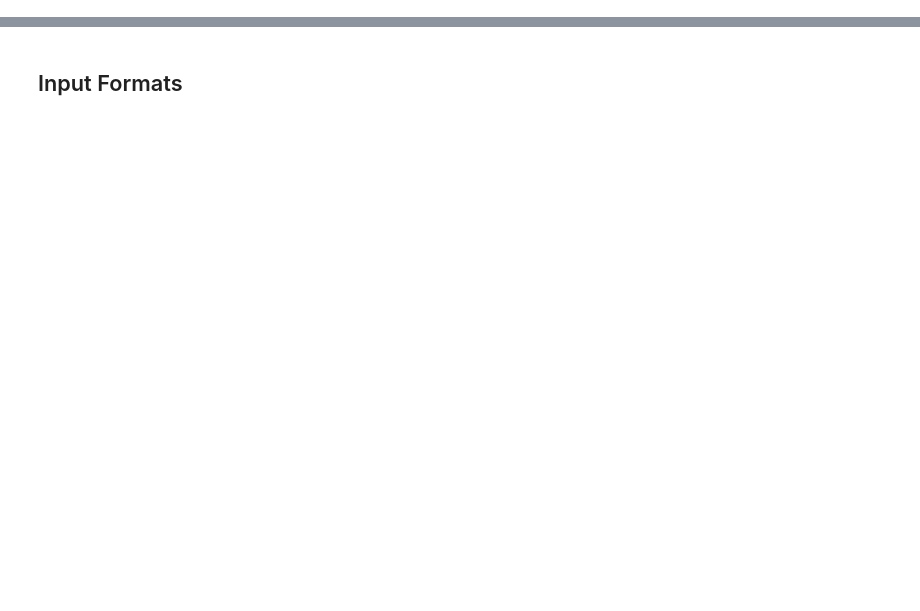
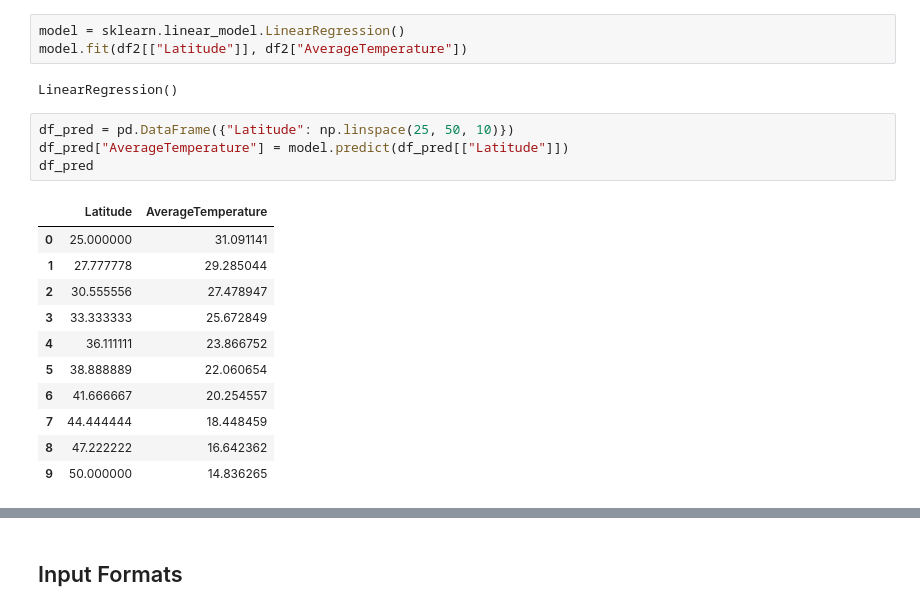
Before and after one commit to srush/BT-AI, a Jupyter notebook: notebooks/module4.notebook.ipynb, the cells around one changed output, grey strips where cells are left out. Cells and saved outputs as stored; diff of their text form; blank space fills up the shorter version.

```diff
--- a/notebooks/module4.notebook.ipynb
+++ b/notebooks/module4.notebook.ipynb
@@ -4,0 +196,21 @@ import sklearn
+# %%
+model = sklearn.linear_model.LinearRegression()
+model.fit(df2[["Latitude"]], df2["AverageTemperature"])
+# %% [output]
+LinearRegression()
+# %%
+df_pred = pd.DataFrame({"Latitude": np.linspace(25, 50, 10)})
+df_pred["AverageTemperature"] = model.predict(df_pred[["Latitude"]])
+df_pred
+# %% [output]
+|  | Latitude | AverageTemperature |
+| 0 | 25.000000 | 31.091141 |
+| 1 | 27.777778 | 29.285044 |
+| 2 | 30.555556 | 27.478947 |
+| 3 | 33.333333 | 25.672849 |
+| 4 | 36.111111 | 23.866752 |
+| 5 | 38.888889 | 22.060654 |
+| 6 | 41.666667 | 20.254557 |
+| 7 | 44.444444 | 18.448459 |
+| 8 | 47.222222 | 16.642362 |
+| 9 | 50.000000 | 14.836265 |
```
Also changed, not shown: parts of 49 cells of this notebook, 4 other files.
